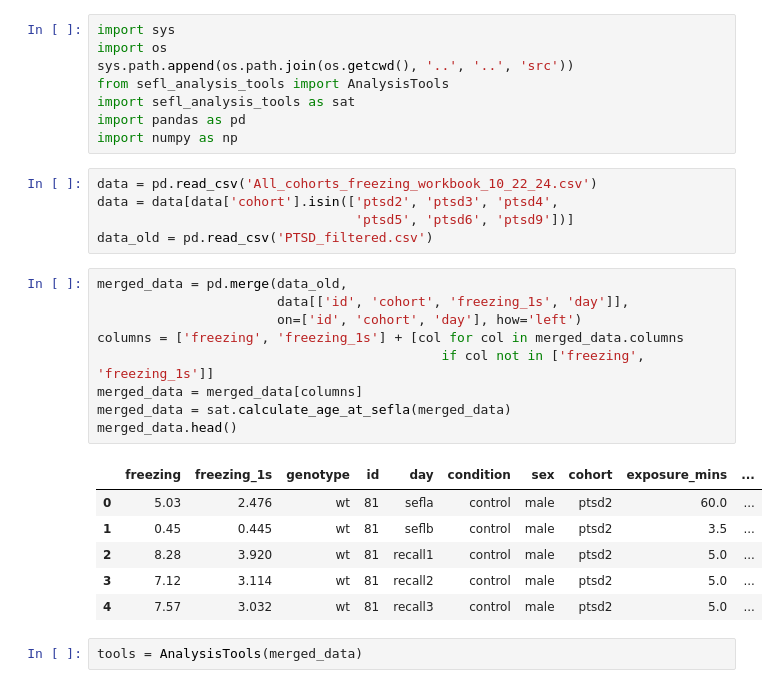
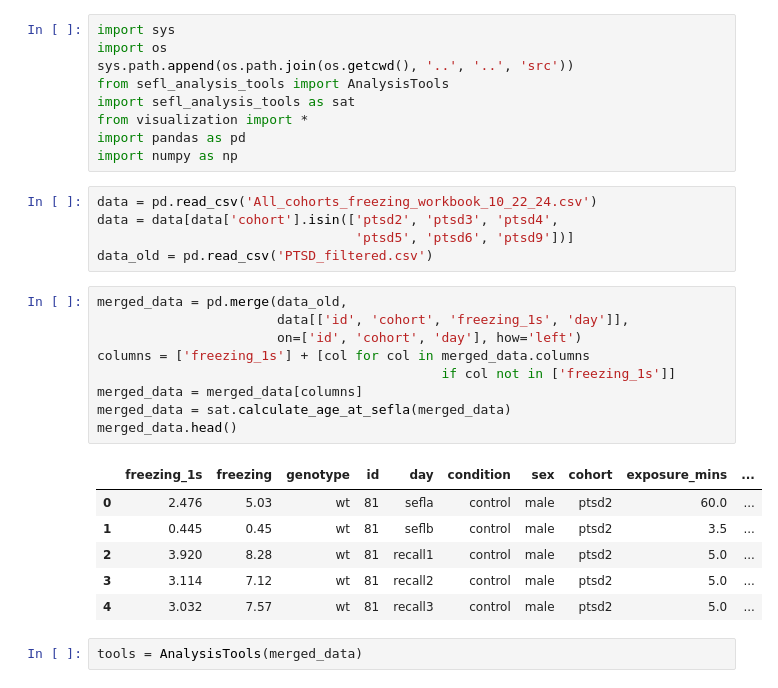
Before and after one commit to GergelyTuri/els_project, a Jupyter notebook: notebooks/novak_analyses/anova_analysis_1s_bout.ipynb, the cells around one changed output. Cells and saved outputs as stored; diff of their text form.

```diff
--- a/notebooks/novak_analyses/anova_analysis_1s_bout.ipynb
+++ b/notebooks/novak_analyses/anova_analysis_1s_bout.ipynb
@@ -4,6 +4,7 @@ import os
 sys.path.append(os.path.join(os.getcwd(), '..', '..', 'src'))
 from sefl_analysis_tools import AnalysisTools
 import sefl_analysis_tools as sat
+from visualization import *
 import pandas as pd
 import numpy as np
 # %%
@@ -14,19 +15,19 @@ data_old = pd.read_csv('PTSD_filtered.csv')
 # %%
 merged_data = pd.merge(data_old,
                        data[['id', 'cohort', 'freezing_1s', 'day']],
                        on=['id', 'cohort', 'day'], how='left')
-columns = ['freezing', 'freezing_1s'] + [col for col in merged_data.columns
-                                            if col not in ['freezing', 'freezing_1s']]
+columns = ['freezing_1s'] + [col for col in merged_data.columns
+                                            if col not in ['freezing_1s']]
 merged_data = merged_data[columns]
 merged_data = sat.calculate_age_at_sefla(merged_data)
 merged_data.head()
 # %% [output]
-|  | freezing | freezing_1s | genotype | id | day | condition | sex | cohort | exposure_mins | ... |
-| 0 | 5.03 | 2.476 | wt | 81 | sefla | control | male | ptsd2 | 60.0 | ... |
-| 1 | 0.45 | 0.445 | wt | 81 | seflb | control | male | ptsd2 | 3.5 | ... |
-| 2 | 8.28 | 3.920 | wt | 81 | recall1 | control | male | ptsd2 | 5.0 | ... |
-| 3 | 7.12 | 3.114 | wt | 81 | recall2 | control | male | ptsd2 | 5.0 | ... |
-| 4 | 7.57 | 3.032 | wt | 81 | recall3 | control | male | ptsd2 | 5.0 | ... |
+|  | freezing_1s | freezing | genotype | id | day | condition | sex | cohort | exposure_mins | ... |
+| 0 | 2.476 | 5.03 | wt | 81 | sefla | control | male | ptsd2 | 60.0 | ... |
+| 1 | 0.445 | 0.45 | wt | 81 | seflb | control | male | ptsd2 | 3.5 | ... |
+| 2 | 3.920 | 8.28 | wt | 81 | recall1 | control | male | ptsd2 | 5.0 | ... |
+| 3 | 3.114 | 7.12 | wt | 81 | recall2 | control | male | ptsd2 | 5.0 | ... |
+| 4 | 3.032 | 7.57 | wt | 81 | recall3 | control | male | ptsd2 | 5.0 | ... |
 # %%
 tools = AnalysisTools(merged_data)
 # %%
```
Also changed, not shown: parts of 7 cells of this notebook, 12 other files.
